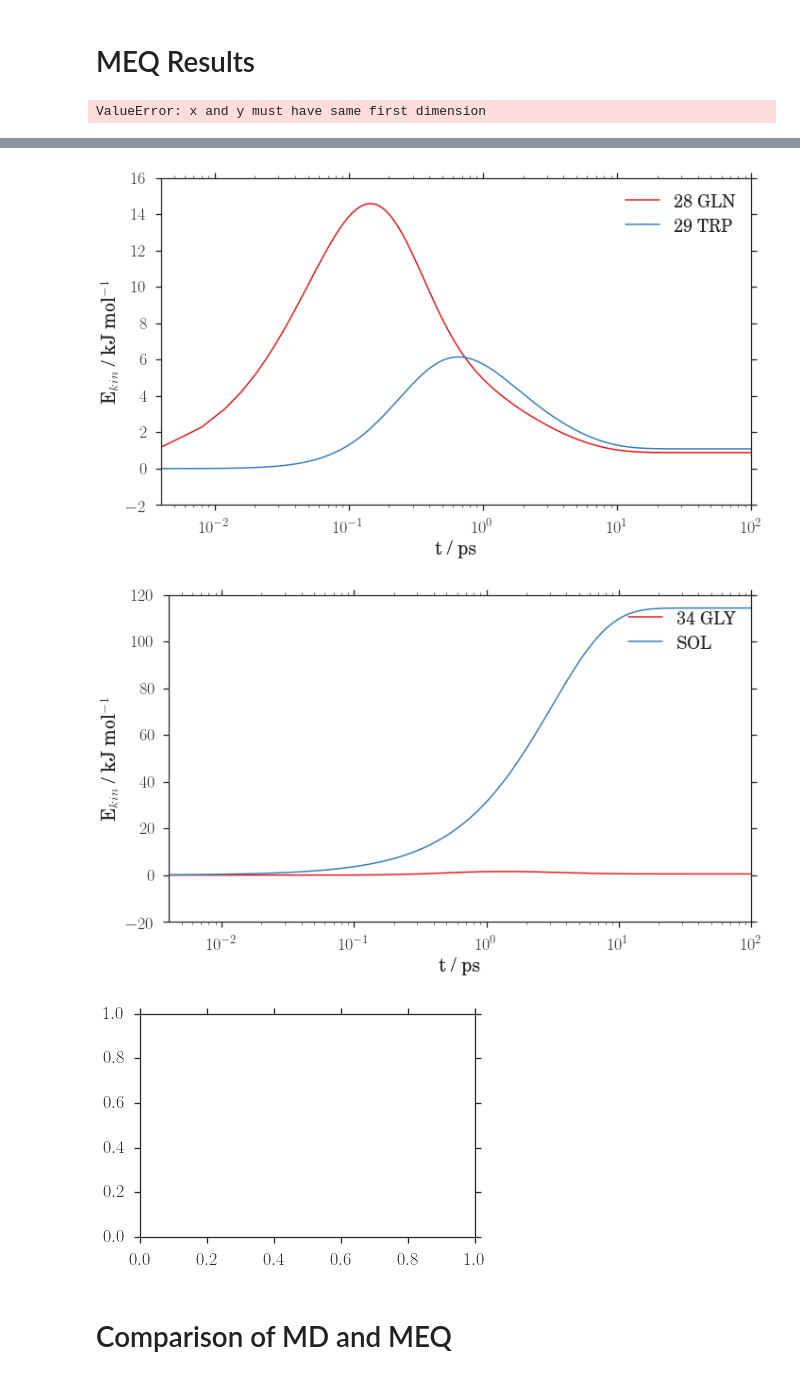
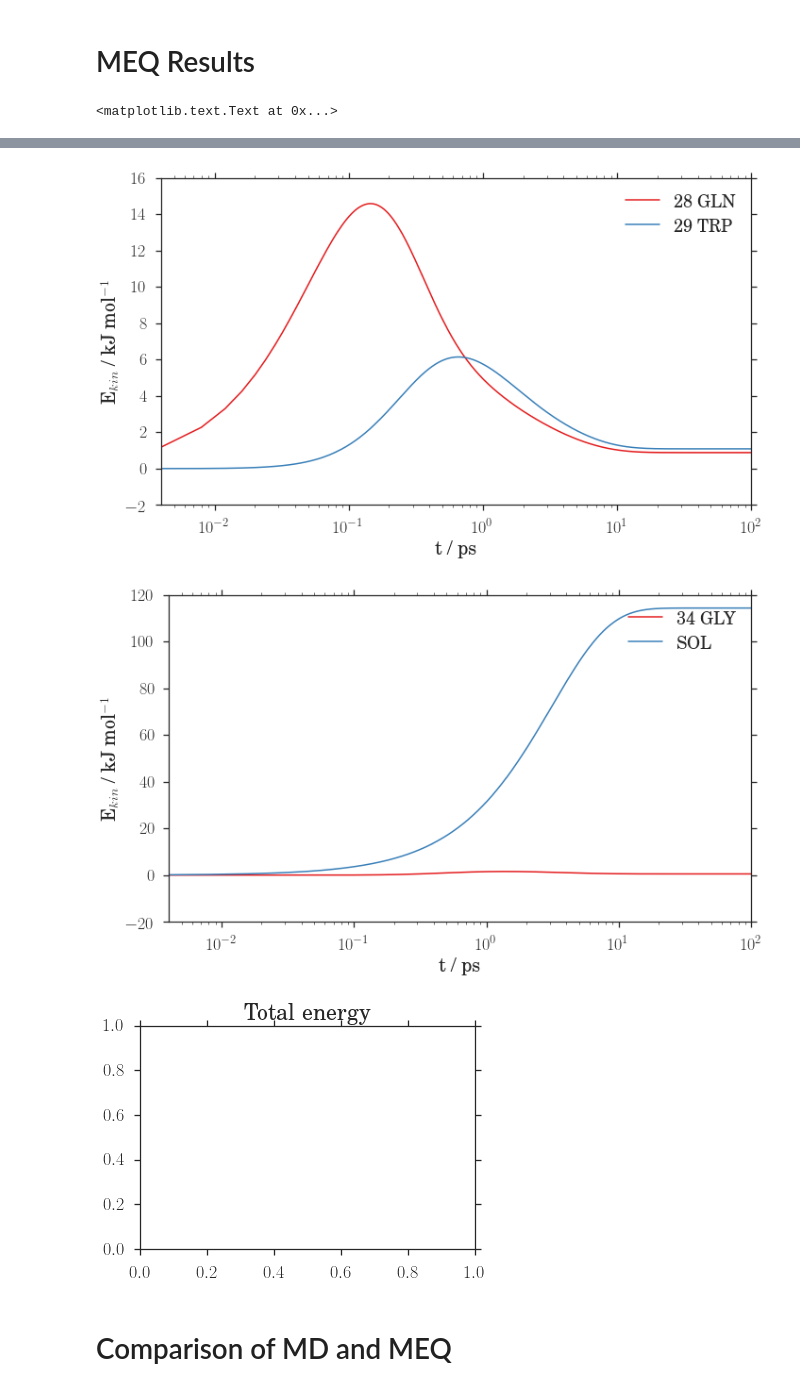
Before and after one commit to Schlabonski/WW, a Jupyter notebook: Scripts/MEQ_simulation.ipynb, the cells around one changed output, grey strips where cells are left out. Saved outputs shown, nothing was run; the diff lists cells and outputs as text; code cells hidden in the pictures.

```diff
--- a/Scripts/MEQ_simulation.ipynb
+++ b/Scripts/MEQ_simulation.ipynb
@@ -190,36 +193,36 @@ E_kin_MEQ = np.load('../working_files/E_kin_all_residues_MEQ.npy')/100
 scaling = max(E_kin_MEQ[:,0])/max(E_kin_MD[:,0])
 #E_kin_MEQ /= scaling
 
 labels = residue_names + ['SOL']
 
 time_MEQ = np.linspace(0, 100, len(E_kin_MEQ[0]))
 
 #print(np.where(E_kin_MEQ[:,0]>2000)[0])
 
 plot_E_kin(E_kin_MEQ[15:18], time_MEQ, labels[15:18], saveroot='E_kin_MEQ')
 plot_E_kin(E_kin_MEQ[18:19], time_MEQ, labels[18:19], saveroot='E_kin_MEQ')
 plot_E_kin(E_kin_MEQ[19:23], time_MEQ, labels[19:23], saveroot='E_kin_MEQ')
 plot_E_kin(E_kin_MEQ[8:12], time_MEQ, labels[8:12], saveroot='E_kin_MEQ')
 plot_E_kin(E_kin_MEQ[16:18], time_MEQ, labels[16:18], saveroot='E_kin_MEQ')
 plot_E_kin(E_kin_MEQ[27:29], time_MEQ, labels[27:29], saveroot='E_kin_MEQ')
 
 
 plot_E_kin(E_kin_MEQ[-2:], time_MEQ, labels[-2:], saveroot='E_kin_MEQ')
 
 fig = plt.figure()
 axe = fig.add_subplot(111)
-axe.plot(t, np.sum(E_kin_MEQ, axis=0))
+#axe.plot(t, np.sum(E_kin_MEQ, axis=0))
 axe.set_title('Total energy')
 # %% [output]
-ValueError: x and y must have same first dimension
+<matplotlib.text.Text at 0x...>
 [figure]
 [figure]
 [figure]
 [figure]
 [figure]
 [figure]
 [figure]
-[figure, old version]
+[figure, new version]
 # %% [markdown]
 # Comparison of MD and MEQ
 # %%
```
Also changed, not shown: parts of 6 cells of this notebook, 23 other files.
